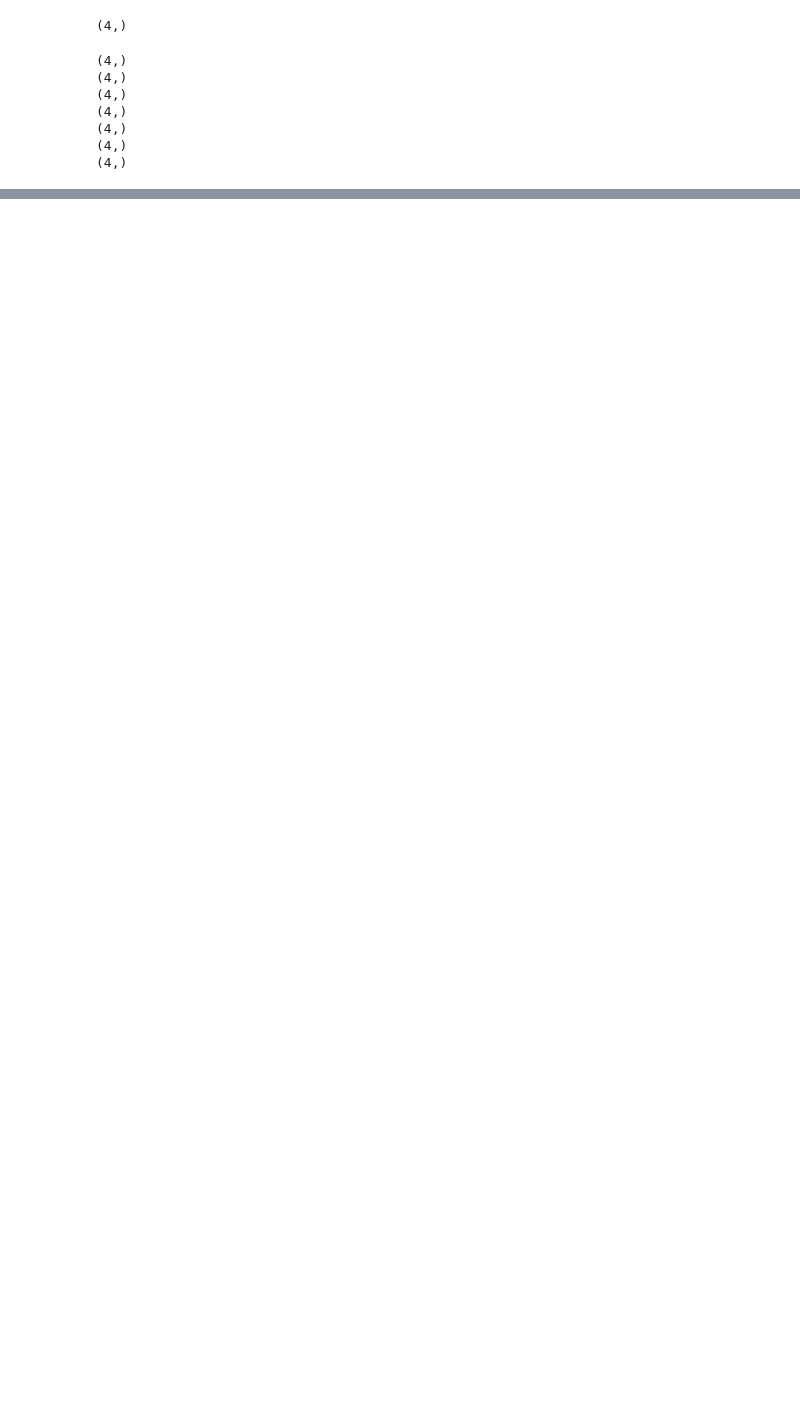
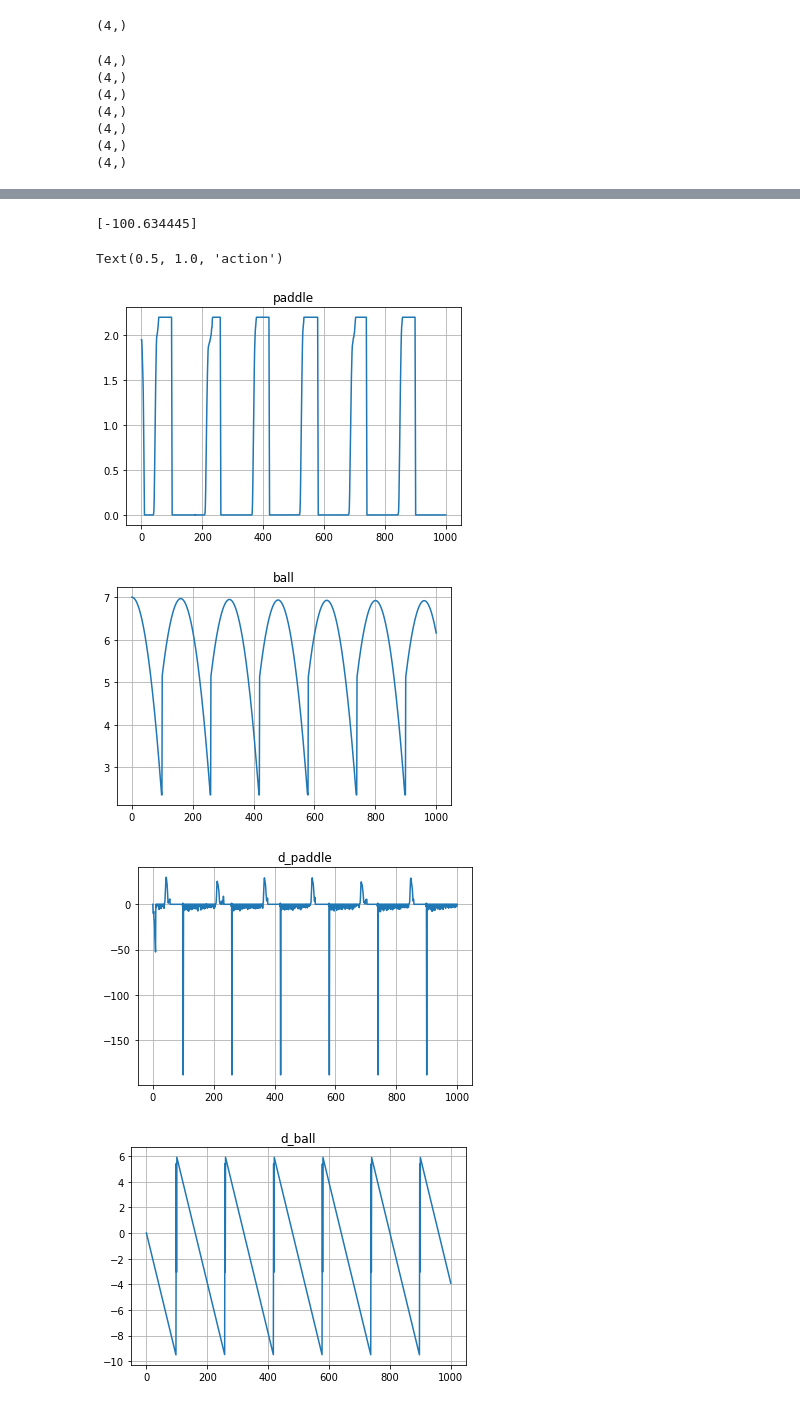
Before and after one commit to tyozmen/n_link_arm, a Jupyter notebook: stable/load_stable.ipynb, the cells around one changed output, grey strips where cells are left out. Drawn from its saved outputs; the diff is of its cells as text; code cells hidden in the pictures; blank space fills up the shorter version.

```diff
--- a/stable/load_stable.ipynb
+++ b/stable/load_stable.ipynb
@@ -52,0 +82,14 @@ normalizer_dict['ppo'][0]
+# %%
+obs = env.reset()
+done = False
+obs_list = []
+act_list = []
+rew_list = []
+while not done:
+    obs_list.append(env.unnormalize_obs(obs))
+
+    act,_ = model.predict(obs)
+    act_list.append(act)
+
+    obs,rew,done,_ = env.step(act)
+    rew_list.append(rew)
@@ -52,0 +114,29 @@ normalizer_dict['ppo'][0]
+# %%
+for i, state in enumerate(['paddle', 'ball', 'd_paddle', 'd_ball']):
+    plt.plot(np.array(obs_list).squeeze()[:,i])
+    plt.grid()
+    plt.title(state)
+    plt.figure()
+
+print(sum(rew_list))
+
+plt.plot(np.array(act_list).squeeze())
+plt.title("action")
+# %%
+for i, state in enumerate(['paddle', 'ball', 'd_paddle', 'd_ball']):
+    plt.plot(np.array(obs_list).squeeze()[:,i])
+    plt.grid()
+    plt.title(state)
+    plt.figure()
+
+print(sum(rew_list))
+
+plt.plot(np.array(act_list).squeeze())
+plt.title("action")
+# %% [output]
+[-100.634445]
+Text(0.5, 1.0, 'action')
+[figure, added]
+[figure, added]
+[figure, added]
+[figure, added]
```
Also changed, not shown: parts of 11 cells of this notebook, 4 other files.
